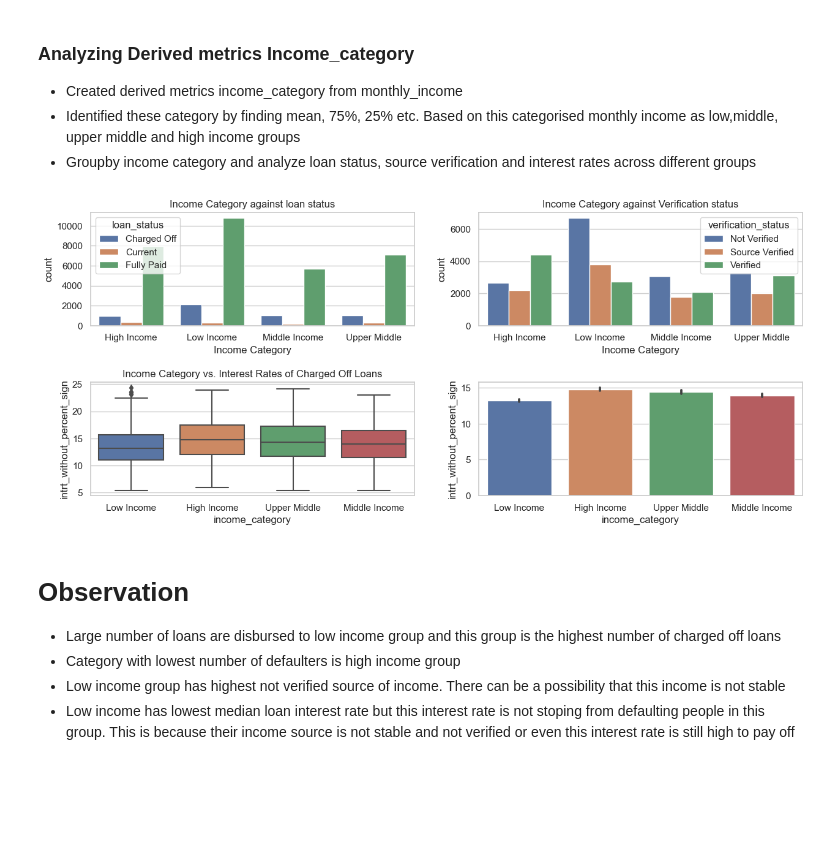
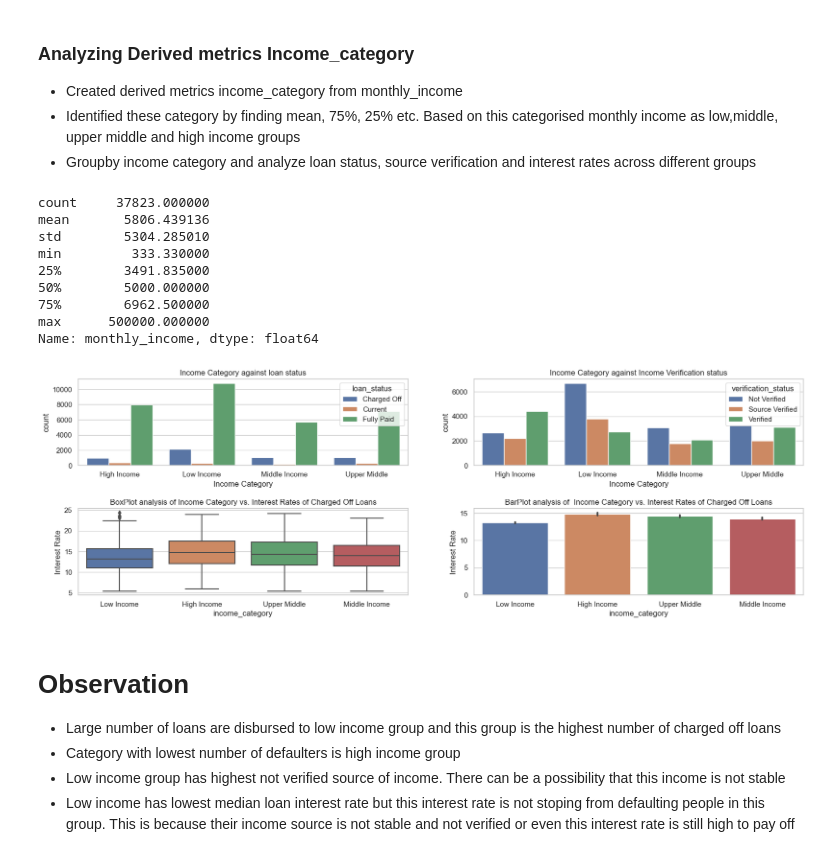
Before and after one commit to gauravtyagi02/lendingclubcasestudy, a Jupyter notebook: LendingCaseClubStudy.ipynb, the cells around one changed output. Cells and saved outputs as stored; diff of their text form; code cells hidden in the pictures; blank space fills up the shorter version.

```diff
--- a/LendingCaseClubStudy.ipynb
+++ b/LendingCaseClubStudy.ipynb
@@ -345,7 +382,7 @@ See the caveats in the documentation: https://pandas.pydata.org/pandas-docs/stab
 - Groupby income category and analyze loan status, source verification and interest rates across different groups
 # %%
 # This monthly income is analysised to find mean and interqutile income to identify high, low ,and middle income
-# print(relevantColumns['monthly_income'].describe())
+print(relevantColumns['monthly_income'].describe())
 
 def findIncomeCategory(monthlyIncome):
     if monthlyIncome <=4000:
@@ -359,43 +396,53 @@ def findIncomeCategory(monthlyIncome):
 
 
 relevantColumns['income_category']= relevantColumns['monthly_income'].apply(findIncomeCategory)
 incomeCatLoanStsIntDf=relevantColumns[['intrt_without_percent_sign','loan_status','verification_status','income_category']]
 
-fig, axis = plt.subplots(2, 2, figsize=(15, 6))
+fig, axis = plt.subplots(2, 2, figsize=(20, 6))
 
 incomeCatLoanStsDf=incomeCatLoanStsIntDf.groupby(['income_category', 'loan_status']).size()
 incomeCatLoanStsDf=incomeCatLoanStsDf.reset_index()
 incomeCatLoanStsDf=incomeCatLoanStsDf.rename(columns={0: 'count'})
 
 sns.barplot(x='income_category', y='count', hue='loan_status', data=incomeCatLoanStsDf, ax=axis[0,0])
 sns.set_style('whitegrid')
 axis[0,0].set_title('Income Category against loan status')
 axis[0,0].set_xlabel('Income Category')
 axis[0,0].set_ylabel('count')
 
 incomeCatVeriStsDf=incomeCatLoanStsIntDf.groupby(['income_category', 'verification_status']).size()
 incomeCatVeriStsDf=incomeCatVeriStsDf.reset_index()
 incomeCatVeriStsDf=incomeCatVeriStsDf.rename(columns={0: 'count'})
 sns.barplot(x='income_category', y='count', hue='verification_status', data=incomeCatVeriStsDf, ax=axis[0,1])
-axis[0,1].set_title('Income Category against Verification status')
+axis[0,1].set_title('Income Category against Income Verification status')
 axis[0,1].set_xlabel('Income Category')
 axis[0,1].set_ylabel('count')
 
-incomeCatIntDf=incomeCatLoanStsIntDf[incomeCatLoanStsIntDf['loan_status']=='Charged Off']
+incomeCatIntrtChargedOffDf=incomeCatLoanStsIntDf[incomeCatLoanStsIntDf['loan_status']=='Charged Off']
 
-sns.boxplot(x="income_category", y="intrt_without_percent_sign", data=incomeCatIntDf, ax=axis[1,0])
-axis[1,0].set_title("Income Category vs. Interest Rates of Charged Off Loans")
+sns.boxplot(x="income_category", y="intrt_without_percent_sign", data=incomeCatIntrtChargedOffDf, ax=axis[1,0])
+axis[1,0].set_title("BoxPlot analysis of Income Category vs. Interest Rates of Charged Off Loans")
+axis[1,0].set_ylabel('Interest Rate')
 
-
-sns.barplot(x='income_category', y='intrt_without_percent_sign', data=incomeCatIntDf, ax=axis[1,1])
-
+sns.barplot(x='income_category', y='intrt_without_percent_sign', data=incomeCatIntrtChargedOffDf, ax=axis[1,1])
+axis[1,1].set_title("BarPlot analysis of  Income Category vs. Interest Rates of Charged Off Loans")
+axis[1,1].set_ylabel('Interest Rate')
 
 sns.set_style('whitegrid')
 plt.subplots_adjust(hspace=0.5)
-# plt.xticks(rotation=45)
+
 plt.show()
 # %% [output]
+count     37823.000000
+mean       5806.439136
+std        5304.285010
+min         333.330000
+25%        3491.835000
+50%        5000.000000
+75%        6962.500000
+max      500000.000000
+Name: monthly_income, dtype: float64
-[figure, old version]
+[figure, new version]
 # %% [markdown]
 # Observation
 - Large number of loans are disbursed to low income group and this group is the highest number of charged off loans
```
Also changed, not shown: parts of 10 cells of this notebook.
